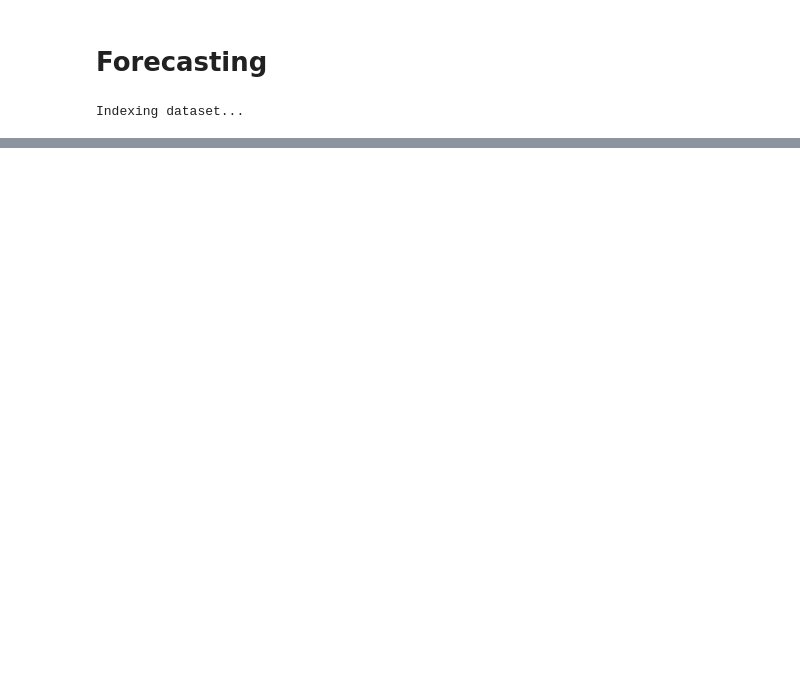
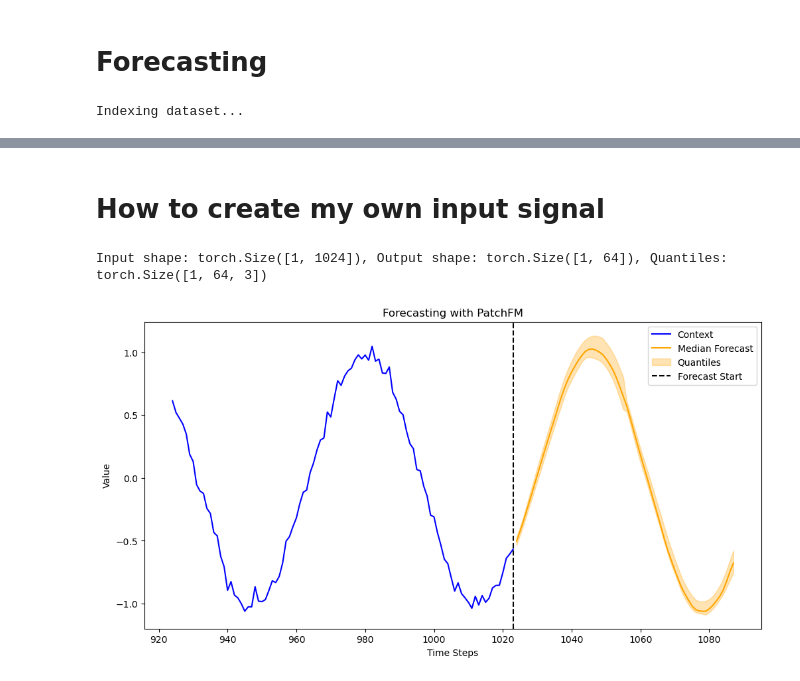
Before and after one commit to vilhess/PatchFM, a Jupyter notebook: notebooks/tutorial.ipynb, the cells around one changed output, grey strips where cells are left out. Saved outputs shown, nothing was run; the diff lists cells and outputs as text; code cells hidden in the pictures; blank space fills up the shorter version.

```diff
--- a/notebooks/tutorial.ipynb
+++ b/notebooks/tutorial.ipynb
@@ -23,6 +23,6 @@ class NotebookConfig:
 config_nb = NotebookConfig()
 # %%
 # --- Instantiate model ---
-config = PatchFMConfig(compile=True, load_from_hub=False, ckpt_path="../ckpts/art_gift_utsd_tanh_nocausal.pth")
+config = PatchFMConfig(compile=True, load_from_hub=True)#, ckpt_path="../ckpts/art_gift_utsd_tanh_nocausal.pth")
 model = Forecaster(config)
 # %% [output]
@@ -52,0 +53,15 @@ Context shape: (1024,), Target shape: (64,)
+# %% [markdown]
+# How to create my own input signal
+# %%
+# --- Artificial signal creation ---
+x = torch.linspace(1, 100, 1024).unsqueeze(0)
+signal = torch.sin(x) + 0.05*torch.randn(1024) # (batch, time)
+
+# --- Inference ---
+forecast_horizon = 64
+pred_median, pred_quantiles = model(signal, forecast_horizon=forecast_horizon, quantiles=[0.1, 0.5, 0.9])  # (batch, time, quantiles)
+print(f"Input shape: {signal.shape}, Output shape: {pred_median.shape}, Quantiles: {pred_quantiles.shape}")
+plot_forecast(signal, pred_median, pred_quantiles)
+# %% [output]
+Input shape: torch.Size([1, 1024]), Output shape: torch.Size([1, 64]), Quantiles: torch.Size([1, 64, 3])
+[figure, added]
```
Also changed, not shown: parts of 3 cells of this notebook.
